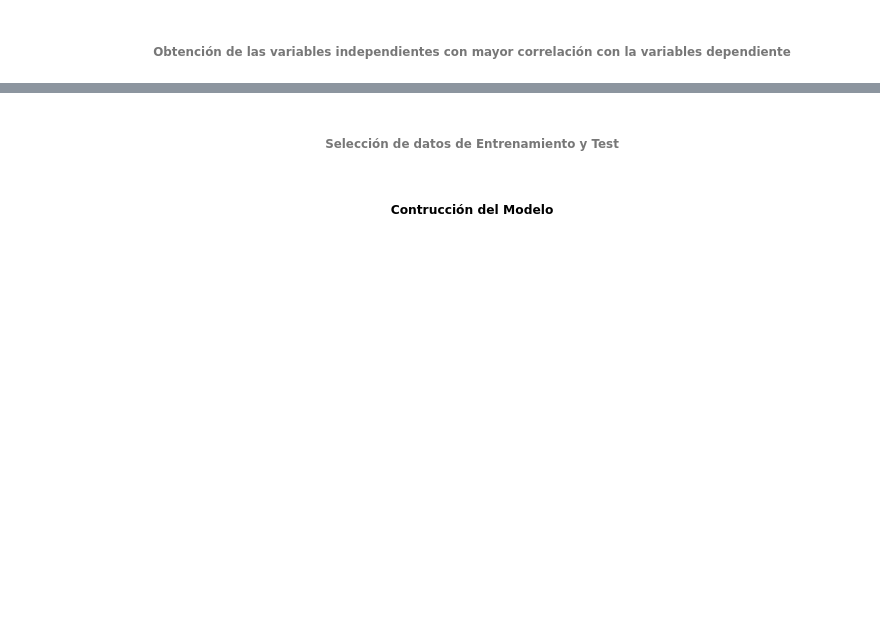
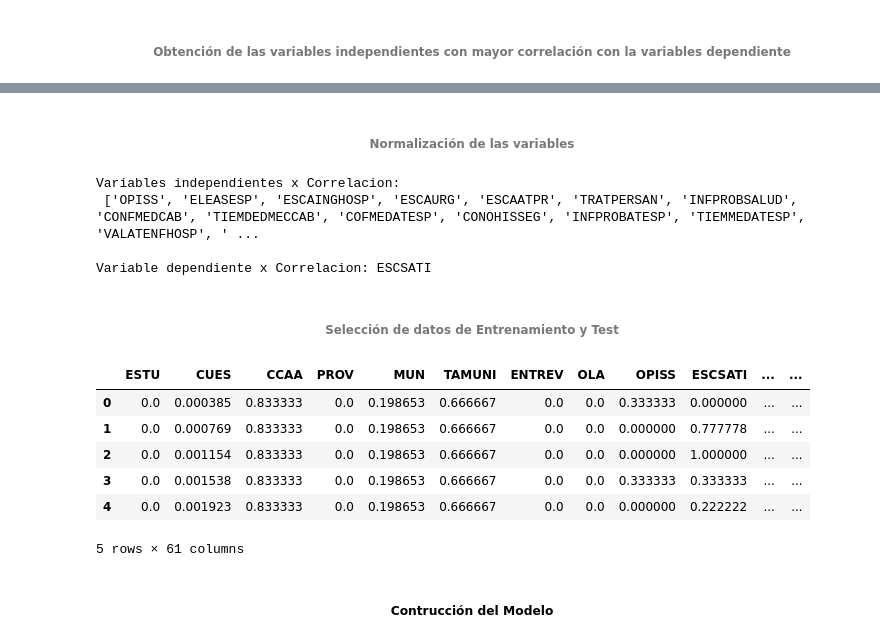
Before and after one commit to AmayaJ/TFG, a Jupyter notebook: amaya_tfg.ipynb, the cells around one changed output, grey strips where cells are left out. Saved outputs shown, nothing was run; the diff lists cells and outputs as text; code cells hidden in the pictures; blank space fills up the shorter version.

```diff
--- a/amaya_tfg.ipynb
+++ b/amaya_tfg.ipynb
@@ -1351,3 +1351,28 @@ Variable dependiente x Correlacion: ESCSATI
+# %% [markdown]
+###### <center> Normalización de las variables
+# %%
+from sklearn.preprocessing import MinMaxScaler
+scaler = MinMaxScaler()
+
+df_clean_normalized = scaler.fit_transform(df_clean.iloc[1:])
+
+df_clean_normalized = pd.DataFrame(df_clean_normalized)
+df_clean_normalized.columns = df_clean.columns
+# %%
+# seleccionamos las 30 primeras variables independientes
+ind_var_norm = df_clean_normalized.corr()[["ESCSATI"]].abs().sort_values(by='ESCSATI', ascending=False).iloc[1:31].index.to_list()
+
+print(f"Variables independientes x Correlacion: \n {ind_var_norm} \n")
+
+# variable dependiente
+dep_var_norm = 'ESCSATI'  # variable dependiente
+
+print(f"Variable dependiente x Correlacion: {dep_var_norm}")
+# %% [output]
+Variables independientes x Correlacion:
+ ['OPISS', 'ELEASESP', 'ESCAINGHOSP', 'ESCAURG', 'ESCAATPR', 'TRATPERSAN', 'INFPROBSALUD', 'CONFMEDCAB', 'TIEMDEDMECCAB', 'COFMEDATESP', 'CONOHISSEG', 'INFPROBATESP', 'TIEMMEDATESP', 'VALATENFHOSP', ' ...
+
+Variable dependiente x Correlacion: ESCSATI
 # %% [markdown]
 ###### <center> Selección de datos de Entrenamiento y Test
 # %%
@@ -1360,4 +1385,22 @@ y = df_clean.drop(dep_var, axis=1)[ind_var]
 y_train, y_test, x_train, x_test = model_selection.train_test_split(x, y, test_size=0.1, train_size=0.9, random_state=1, shuffle=False)
+# %%
+#Selección datos normalizados entrenamiento y test
+from sklearn import model_selection
+
+x_norm = df_clean_normalized[dep_var_norm]
+y_norm = df_clean_normalized.drop(dep_var, axis=1)[ind_var_norm]
+
+y_train_norm, y_test_norm, x_train_norm, x_test_norm = model_selection.train_test_split(x_norm, y_norm, test_size=0.1, train_size=0.9, random_state=1, shuffle=False)
+
+df_clean_normalized.head()
+# %% [output]
+|  | ESTU | CUES | CCAA | PROV | MUN | TAMUNI | ENTREV | OLA | OPISS | ESCSATI | ... | ... |
+| 0 | 0.0 | 0.000385 | 0.833333 | 0.0 | 0.198653 | 0.666667 | 0.0 | 0.0 | 0.333333 | 0.000000 | ... | ... |
+| 1 | 0.0 | 0.000769 | 0.833333 | 0.0 | 0.198653 | 0.666667 | 0.0 | 0.0 | 0.000000 | 0.777778 | ... | ... |
+| 2 | 0.0 | 0.001154 | 0.833333 | 0.0 | 0.198653 | 0.666667 | 0.0 | 0.0 | 0.000000 | 1.000000 | ... | ... |
+| 3 | 0.0 | 0.001538 | 0.833333 | 0.0 | 0.198653 | 0.666667 | 0.0 | 0.0 | 0.333333 | 0.333333 | ... | ... |
+| 4 | 0.0 | 0.001923 | 0.833333 | 0.0 | 0.198653 | 0.666667 | 0.0 | 0.0 | 0.000000 | 0.222222 | ... | ... |
+5 rows × 61 columns
 # %% [markdown]
 ##### <center> Contrucción del Modelo
 # %% [markdown]
```
Also changed, not shown: parts of 29 cells of this notebook.
